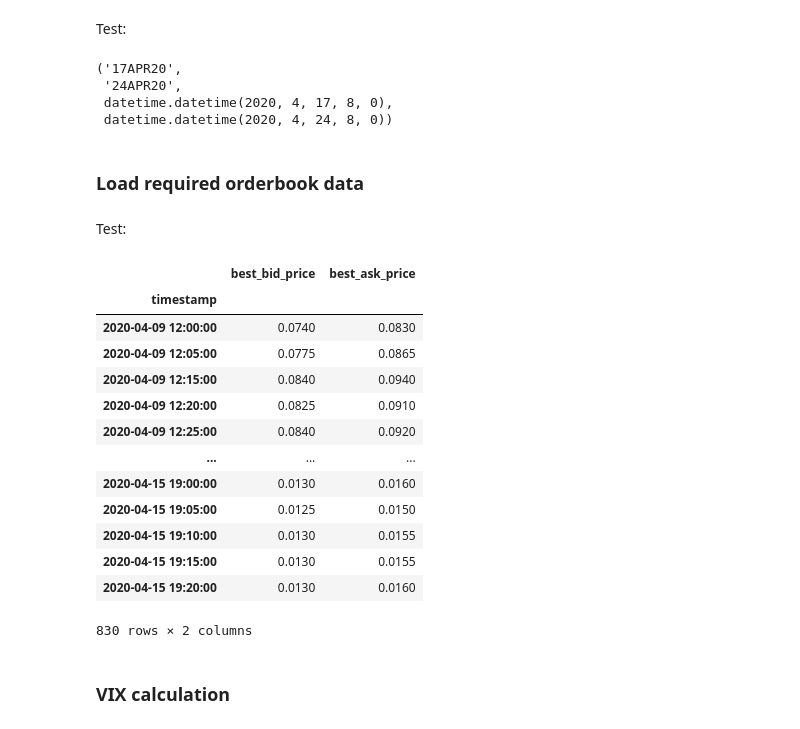
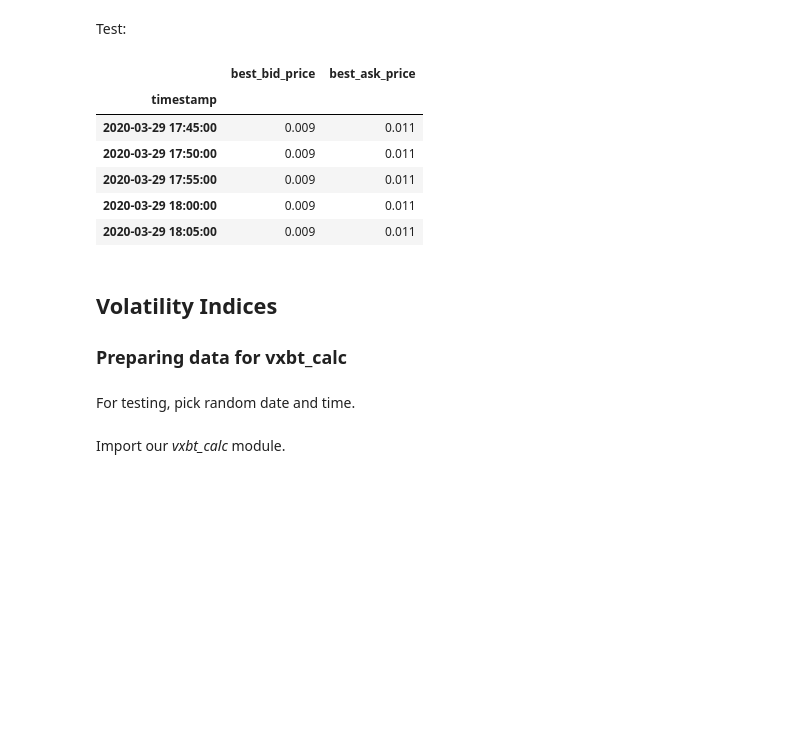
Before and after one commit to Globe-Research/bitfear, a Jupyter notebook: vix-implementation/volatility-time-series.ipynb, the cells around one changed output. Cells and saved outputs as stored; diff of their text form; code cells hidden in the pictures; blank space fills up the shorter version.

Commit message:
Volatility time series

```diff
--- a/vix-implementation/volatility-time-series.ipynb
+++ b/vix-implementation/volatility-time-series.ipynb
@@ -134,12 +120,2 @@ def get_near_next_terms(now):
 # %% [markdown]
 Test:
-# %%
-near_expiry, next_expiry, near_datetime, next_datetime = get_near_next_terms(now)
-near_expiry, next_expiry, near_datetime, next_datetime
-# %% [output]
-('17APR20',
- '24APR20',
- datetime.datetime(2020, 4, 17, 8, 0),
- datetime.datetime(2020, 4, 24, 8, 0))
-# %% [markdown]
-### Load required orderbook data
@@ -152,49 +122,18 @@ po = 'P' # Put option
-# %%
-def read_orderbook_data(csv_path, expiry, data_dict=dict()):
-    near_next_csv = glob.glob(csv_path + f'BTC-{expiry}-*-*.csv')
-
-    if expiry not in data_dict:
-        data_dict[expiry] = dict()
-    else:
-        # Already read
-        return data_dict
-
-    for file_path in near_next_csv:
-        instrument = os.path.basename(file_path).split('-')
-        exp, strike, cp = instrument[1], int(instrument[2]), instrument[3].split('.')[0]
-
-        if strike not in data_dict[exp]:
-            data_dict[exp][strike] = dict()
-        try:
-            df = pd.read_csv(file_path).filter(['timestamp', 'best_bid_price', 'best_ask_price'])
-            df['timestamp'] = pd.to_datetime(df['timestamp'], unit='ms', errors='coerce')
-            df = df.set_index('timestamp')
-            df_resampled = df.resample('5min').last().dropna()
-        except Exception as e:
-            print('ERROR', file_path, e)
-
-        data_dict[exp][strike][cp] = df_resampled
-
-    return data_dict
-# %% [markdown]
-Test:
 # %%
 # This call should return a five-minute resampled time-series dataframe of best bids and asks for BTC-3APR20-6750-C.
-read_orderbook_data(csv_path, near_expiry)[near_expiry][6750][co]
+test = read_orderbook_data([csv_path], '3APR20')['3APR20'][6750][co]
+test.head()
 # %% [output]
 |  | best_bid_price | best_ask_price |
 | timestamp |  |  |
-| 2020-04-09 12:00:00 | 0.0740 | 0.0830 |
-| 2020-04-09 12:05:00 | 0.0775 | 0.0865 |
-| 2020-04-09 12:15:00 | 0.0840 | 0.0940 |
-| 2020-04-09 12:20:00 | 0.0825 | 0.0910 |
-| 2020-04-09 12:25:00 | 0.0840 | 0.0920 |
-| ... | ... | ... |
-| 2020-04-15 19:00:00 | 0.0130 | 0.0160 |
-| 2020-04-15 19:05:00 | 0.0125 | 0.0150 |
-| 2020-04-15 19:10:00 | 0.0130 | 0.0155 |
-| 2020-04-15 19:15:00 | 0.0130 | 0.0155 |
-| 2020-04-15 19:20:00 | 0.0130 | 0.0160 |
+| 2020-03-29 17:45:00 | 0.009 | 0.011 |
+| 2020-03-29 17:50:00 | 0.009 | 0.011 |
+| 2020-03-29 17:55:00 | 0.009 | 0.011 |
+| 2020-03-29 18:00:00 | 0.009 | 0.011 |
+| 2020-03-29 18:05:00 | 0.009 | 0.011 |
-830 rows × 2 columns
-# %% [markdown]
-### VIX calculation
+# %% [markdown]
+## Volatility Indices
+
+### Preparing data for vxbt_calc
+# %% [markdown]
+For testing, pick random date and time.
@@ -200,0 +142,2 @@ read_orderbook_data(csv_path, near_expiry)[near_expiry][6750][co]
+# %% [markdown]
+Import our *vxbt_calc* module.
```
Also changed, not shown: parts of 36 cells of this notebook, 2 other files.
